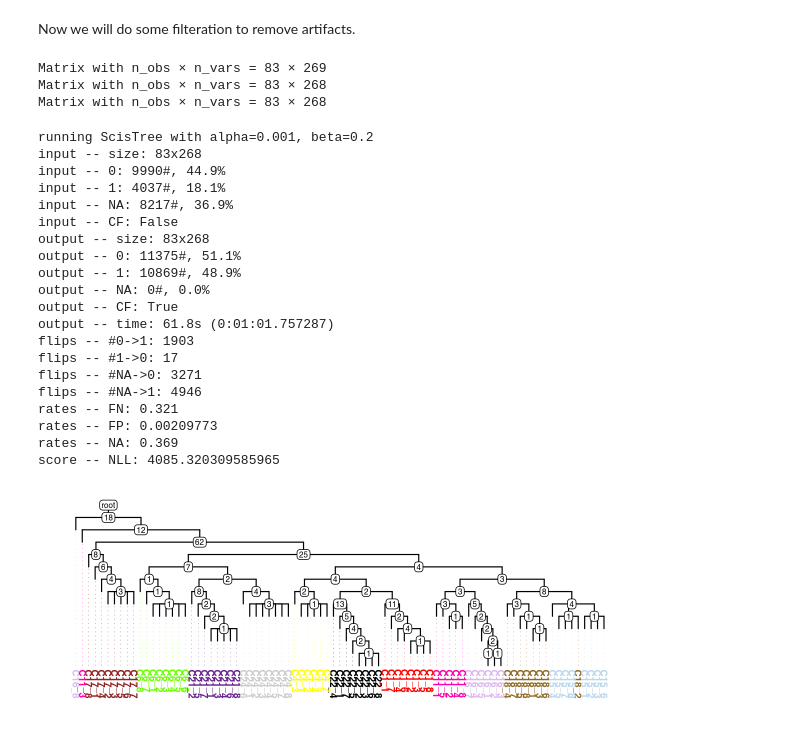
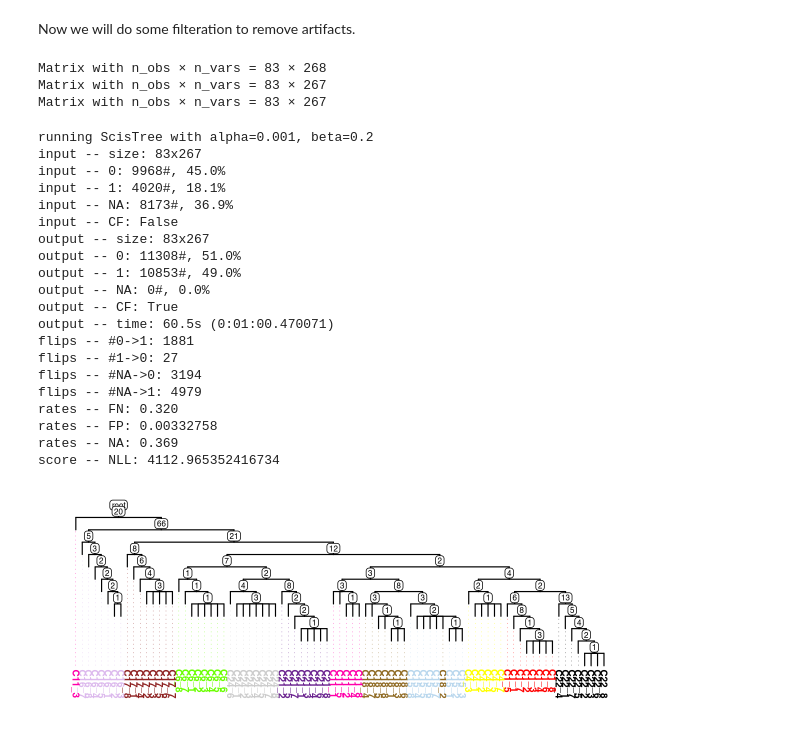
Before and after one commit to faridrashidi/trisicell, a Jupyter notebook: docs/source/example.ipynb, the cells around one changed output. Saved outputs shown, nothing was run; the diff lists cells and outputs as text; code cells hidden in the pictures.

```diff
--- a/docs/source/example.ipynb
+++ b/docs/source/example.ipynb
@@ -17,0 +12,2 @@ AnnData object with n_obs × n_vars = 83 × 450
+# %%
+adata = tsc.datasets.example()
@@ -54,37 +59,48 @@ AnnData object with n_obs × n_vars = 83 × 6717
 # %% [markdown]
 Now we will do some filteration to remove artifacts.
 # %%
-tsc.pp.filter_mut_vaf_greater_than_coverage_mutant_greater_than(genotype, min_vaf=0.4,
-                                                                min_coverage_mutant=20, min_cells=2)
-tsc.pp.filter_mut_reference_must_present_in_at_least(genotype, min_cells=1)
-tsc.pp.filter_mut_mutant_must_present_in_at_least(genotype, min_cells=2)
+tsc.pp.filter_mut_vaf_greater_than_coverage_mutant_greater_than(
+    adata, min_vaf=0.4, min_coverage_mutant=20, min_cells=2
+)
+tsc.pp.filter_mut_reference_must_present_in_at_least(adata, min_cells=1)
+tsc.pp.filter_mut_mutant_must_present_in_at_least(adata, min_cells=2)
 # %% [output]
-Matrix with n_obs × n_vars = 83 × 269
 Matrix with n_obs × n_vars = 83 × 268
-Matrix with n_obs × n_vars = 83 × 268
+Matrix with n_obs × n_vars = 83 × 267
+Matrix with n_obs × n_vars = 83 × 267
 # %%
-tsc.pp.build_scmatrix(genotype)
-df_in = genotype.to_df()
+tsc.pp.build_scmatrix(adata)
+df_in = adata.to_df()
 # %%
+# df_out = tsc.tl.booster(
+#     df_in,
+#     alpha=0.001,
+#     beta=0.2,
+#     solver="SCITE",
+#     sample_on="muts",
+#     sample_size=20,
+#     n_samples=9000,
+#     n_jobs=16,
+# )
 df_out = tsc.tl.scistree(df_in, alpha=0.001, beta=0.2)
 # %% [output]
 running ScisTree with alpha=0.001, beta=0.2
-input -- size: 83x268
-input -- 0: 9990#, 44.9%
-input -- 1: 4037#, 18.1%
-input -- NA: 8217#, 36.9%
+input -- size: 83x267
+input -- 0: 9968#, 45.0%
+input -- 1: 4020#, 18.1%
+input -- NA: 8173#, 36.9%
 input -- CF: False
-output -- size: 83x268
-output -- 0: 11375#, 51.1%
-output -- 1: 10869#, 48.9%
+output -- size: 83x267
+output -- 0: 11308#, 51.0%
+output -- 1: 10853#, 49.0%
 output -- NA: 0#, 0.0%
 output -- CF: True
-output -- time: 61.8s (0:01:01.757287)
-flips -- #0->1: 1903
-flips -- #1->0: 17
-flips -- #NA->0: 3271
-flips -- #NA->1: 4946
-rates -- FN: 0.321
-rates -- FP: 0.00209773
+output -- time: 60.5s (0:01:00.470071)
+flips -- #0->1: 1881
+flips -- #1->0: 27
+flips -- #NA->0: 3194
+flips -- #NA->1: 4979
+rates -- FN: 0.320
+rates -- FP: 0.00332758
 rates -- NA: 0.369
-score -- NLL: 4085.320309585965
+score -- NLL: 4112.965352416734
@@ -93,4 +107,12 @@ tree = tsc.ul.to_tree(df_out)
 # %%
-tsc.pl.dendro_tree(tree, cell_info=genotype.obs, label_color='subclone_color', width=1200, height=500, dpi=200)
+tree = tsc.ul.to_tree(df_out)
+tsc.pl.dendro_tree(
+    tree,
+    cell_info=adata.obs,
+    label_color="subclone_color",
+    width=1200,
+    height=500,
+    dpi=200,
+)
 # %% [output]
-[figure, old version]
+[figure, new version]
```
Also changed, not shown: parts of 10 cells of this notebook, 7 other files.
